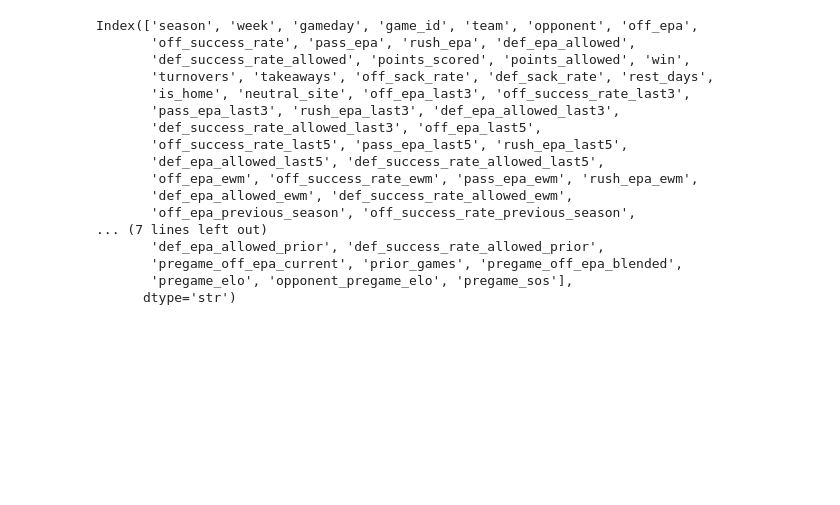
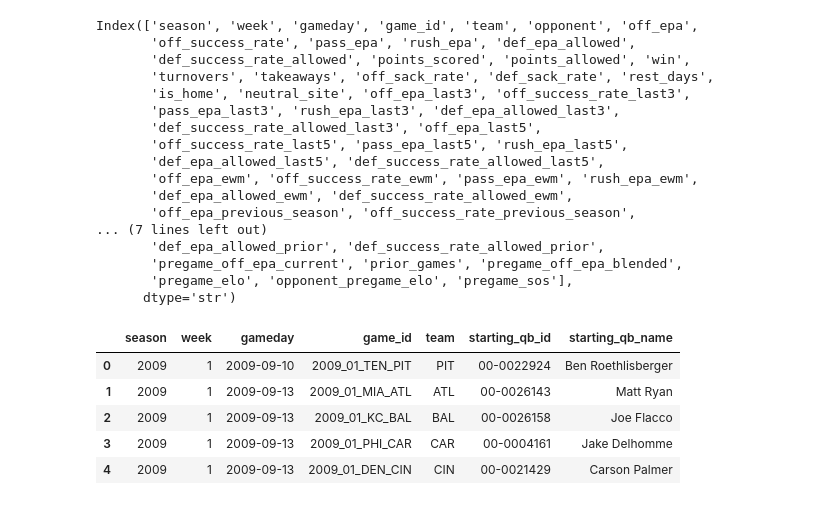
Before and after one commit to swcrockett/nfl-win-probability-model, a Jupyter notebook: notebooks/04_advanced_features.ipynb, the cells around one changed output. Saved outputs shown, nothing was run; the diff lists cells and outputs as text; code cells hidden in the pictures; blank space fills up the shorter version.

Commit message:
qbs features dataframe created

```diff
--- a/notebooks/04_advanced_features.ipynb
+++ b/notebooks/04_advanced_features.ipynb
@@ -560,28 +560,33 @@ team_games_df['pregame_def_sack_rate'] = (
     .transform(lambda x: x.shift(1).expanding().mean())
 )
 # %%
+qb_base_columns = ['season', 'week', 'gameday', 'game_id']
+
 home_qbs = completed_schedule[
-    ['game_id', 'home_team', 'home_qb_id', 'home_qb_name']
+    qb_base_columns + ['home_team', 'home_qb_id', 'home_qb_name']
 ].rename(
     columns={
         'home_team': 'team',
         'home_qb_id': 'starting_qb_id',
-        'home_qb_name': 'qb_name',
+        'home_qb_name': 'starting_qb_name',
     }
 )
 away_qbs = completed_schedule[
-    ['game_id', 'away_team', 'away_qb_id', 'away_qb_name']
+    qb_base_columns + ['away_team', 'away_qb_id', 'away_qb_name']
 ].rename(
     columns={
         'away_team': 'team',
-        'away_qb_id': 'qb_id',
-        'away_qb_name': 'qb_name',
+        'away_qb_id': 'starting_qb_id',
+        'away_qb_name': 'starting_qb_name',
     }
 )
 starting_qbs = pd.concat([home_qbs, away_qbs], ignore_index=True)
 # %%
-team_games_df = team_games_df.merge(
-    starting_qbs,
-    on=['game_id', 'team'],
-    how='left',
-)
+starting_qbs.head()
+# %% [output]
+|  | season | week | gameday | game_id | team | starting_qb_id | starting_qb_name |
+| 0 | 2009 | 1 | 2009-09-10 | 2009_01_TEN_PIT | PIT | 00-0022924 | Ben Roethlisberger |
+| 1 | 2009 | 1 | 2009-09-13 | 2009_01_MIA_ATL | ATL | 00-0026143 | Matt Ryan |
+| 2 | 2009 | 1 | 2009-09-13 | 2009_01_KC_BAL | BAL | 00-0026158 | Joe Flacco |
+| 3 | 2009 | 1 | 2009-09-13 | 2009_01_PHI_CAR | CAR | 00-0004161 | Jake Delhomme |
+| 4 | 2009 | 1 | 2009-09-13 | 2009_01_DEN_CIN | CIN | 00-0021429 | Carson Palmer |
```
Also changed, not shown: parts of 1 cell of this notebook.
